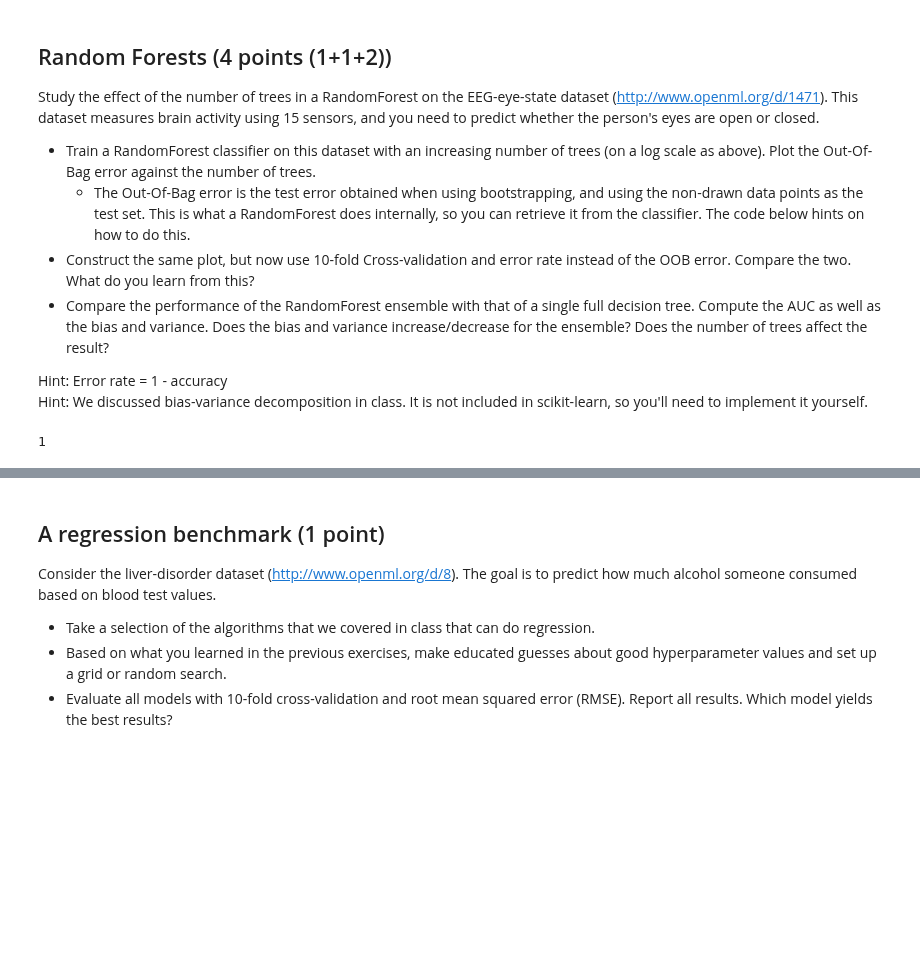
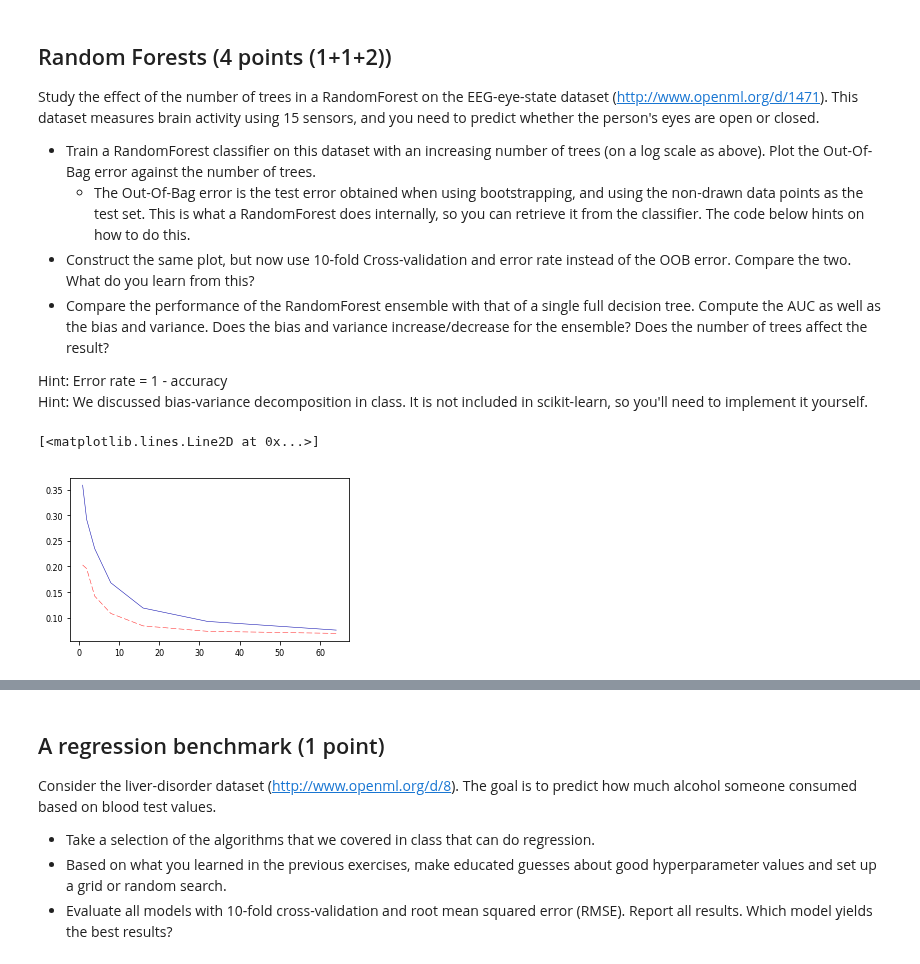
Before and after one commit to Zilarion/2IMW30-Assignment-1-2, a Jupyter notebook: a1/Assignment 1.ipynb, the cells around one changed output, grey strips where cells are left out. Cells and saved outputs as stored; diff of their text form; code cells hidden in the pictures; blank space fills up the shorter version.

```diff
--- a/a1/Assignment 1.ipynb
+++ b/a1/Assignment 1.ipynb
@@ -425,12 +432,33 @@ Hint: We discussed bias-variance decomposition in class. It is not included in s
 # %%
 eeg = oml.datasets.get_dataset(1471) # Download Ionosphere data
 X, y = eeg.get_data(target=eeg.default_target_attribute);
 
 # Out of bag errors can be retrieved from the RandomForest classifier. You'll need to loop over the number of trees.
 # http://scikit-learn.org/stable/auto_examples/ensemble/plot_ensemble_oob.html
-from sklearn import ensemble
-clf = ensemble.RandomForestClassifier()
-clf.fit(X, y)
-(1 - clf.oob_score)
+from sklearn.ensemble import RandomForestClassifier
+
+# Compute oob-errors
+trees = [1, 2, 4, 8, 16, 32, 64]#, 128, 256]
+oobError = []
+for n_trees in trees:
+    clf = RandomForestClassifier(n_estimators=n_trees, n_jobs=4, oob_score=True)
+    clf.fit(X, y)
+    oobError.append(1 - clf.oob_score_)
+
+plt.plot(trees, oobError)
+
+# Compute error rates
+from sklearn.model_selection import KFold
+from sklearn.model_selection import cross_val_score
+
+kf = KFold(n_splits=10, shuffle=True, random_state=0)
+
+errorRates = []
+for n_trees in trees:
+    clf = RandomForestClassifier(n_estimators=n_trees)
+    errorRates.append(1 - cross_val_score(clf, X, y, n_jobs=4, cv=kf).mean())
+
+plt.plot(trees, errorRates)
 # %% [output]
-1
+[<matplotlib.lines.Line2D at 0x...>]
+[figure, added]
```
Also changed, not shown: parts of 6 cells of this notebook.
